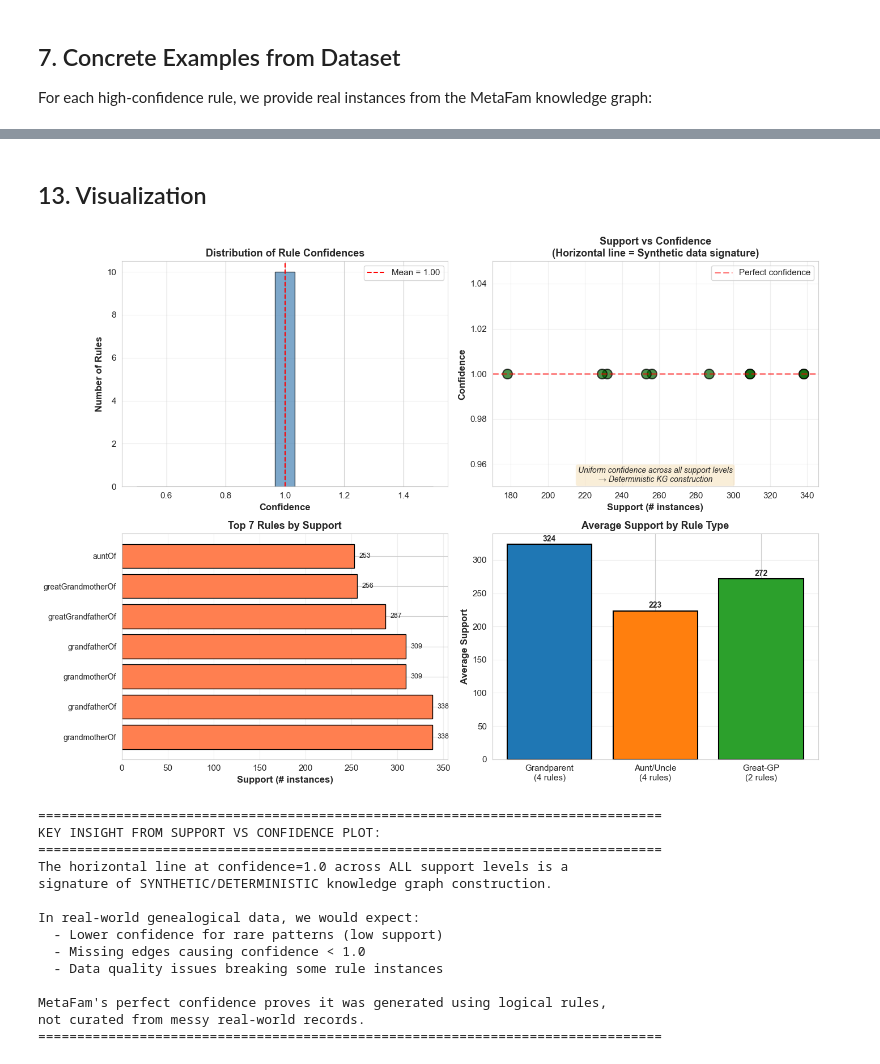
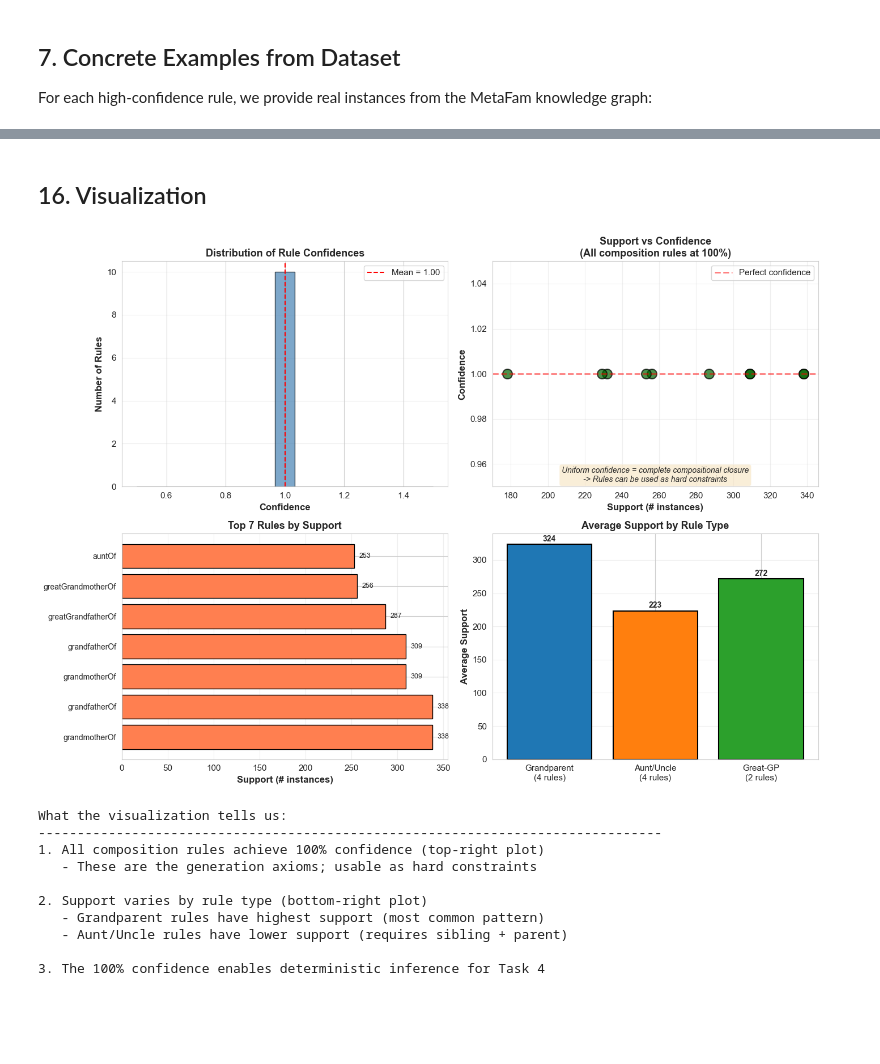
Before and after one commit to dnebhrajani/metafam-knowledge-graph, a Jupyter notebook: task3_rule_mining.ipynb, the cells around one changed output, grey strips where cells are left out. Cells and saved outputs as stored; diff of their text form; code cells hidden in the pictures; blank space fills up the shorter version.

Commit message:
Task 2, 3 Verified

```diff
--- a/task3_rule_mining.ipynb
+++ b/task3_rule_mining.ipynb
@@ -342,7 +295,7 @@ def evaluate_rule(graph, antecedent_pattern, consequent_relation, df_triples):
                                         'head': node,
                                         'intermediate': mid,
                                         'tail': tail,
-                                        'path': f"{rel1} → {rel2}",
+                                        'path': f"{rel1} -> {rel2}",
                                         'result': consequent_relation
                                     })
 
@@ -354,7 +307,7 @@ def evaluate_rule(graph, antecedent_pattern, consequent_relation, df_triples):
     coverage = len(consequent_true) / total_target if total_target > 0 else 0
 
     return {
-        'rule': f"{rel1}(X,Y) ∧ {rel2}(Y,Z) → {consequent_relation}(X,Z)",
+        'rule': f"{rel1}(X,Y) ∧ {rel2}(Y,Z) -> {consequent_relation}(X,Z)",
         'support': support,
         'confidence': confidence,
         'coverage': coverage,
@@ -436,13 +387,10 @@ brotherOf(X,Y) ∧ fatherOf(Y,Z) → uncleOf(X,Z)                       178    1
 For each high-confidence rule, we provide real instances from the MetaFam knowledge graph:
 # %%
 # Display detailed examples for top 5 rules
-print("\n" + "="*80)
-print("DETAILED RULE EXAMPLES")
-print("="*80 + "\n")
+print("Detailed Rule Examples\n")
 
 for idx, rule_result in enumerate(results[:5], 1):
-    print(f"\n{'─'*80}")
-    print(f"RULE #{idx}: {rule_result['rule']}")
+    print(f"\nRule #{idx}: {rule_result['rule']}")
     print(f"{'─'*80}")
     print(f"Support: {rule_result['support']} | Confidence: {rule_result['confidence']:.2%} | Coverage: {rule_result['coverage']:.2%}\n")
 
@@ -450,12 +398,10 @@ for idx, rule_result in enumerate(results[:5], 1):
         print("Concrete Examples:")
         for i, ex in enumerate(rule_result['examples'], 1):
             print(f"\n  Example {i}:")
-            path_parts = ex['path'].split(' → ')
+            path_parts = ex['path'].split(' -> ')
             print(f"    ({ex['head']}, {path_parts[0]}, {ex['intermediate']})")
             print(f"    ({ex['intermediate']}, {path_parts[1]}, {ex['tail']})")
-            print(f"    ⇒ ({ex['head']}, {ex['result']}, {ex['tail']})")
+            print(f"    =>({ex['head']}, {ex['result']}, {ex['tail']})")
     else:
         print("  (No examples available)")
-
-print("\n" + "="*80)
 # %% [output]
@@ -876,5 +1190,5 @@ If `motherOf(X, Y)` exists and Y is female → add `daughterOf(Y, X)`
 # %% [markdown]
-## 13. Visualization
+## 16. Visualization
 # %%
 # Visualization 1: Rule Confidence Distribution
 fig, axes = plt.subplots(2, 2, figsize=(14, 10))
@@ -896,7 +1210,7 @@ axes[0, 1].scatter(supports, confidences, alpha=0.7, s=150, color='darkgreen',
                    edgecolor='black', linewidth=1.5)
 axes[0, 1].set_xlabel('Support (# instances)', fontsize=12, fontweight='bold')
 axes[0, 1].set_ylabel('Confidence', fontsize=12, fontweight='bold')
-axes[0, 1].set_title('Support vs Confidence\n(Horizontal line = Synthetic data signature)',
+axes[0, 1].set_title('Support vs Confidence\n(All composition rules at 100%)',
                      fontsize=13, fontweight='bold')
 axes[0, 1].axhline(1.0, color='red', linestyle='--', linewidth=2, alpha=0.5,
                    label='Perfect confidence')
@@ -906,14 +1220,14 @@ axes[0, 1].grid(alpha=0.3)
 
 # Add annotation
 axes[0, 1].text(0.5, 0.02,
-                'Uniform confidence across all support levels\n→ Deterministic KG construction',
+                'Uniform confidence = complete compositional closure\n-> Rules can be used as hard constraints',
                 transform=axes[0, 1].transAxes,
                 fontsize=10, ha='center', style='italic',
                 bbox=dict(boxstyle='round', facecolor='wheat', alpha=0.5))
 
 # Plot 3: Top rules bar chart
 top_rules = sorted(results, key=lambda x: x['support'], reverse=True)[:7]
-rule_labels = [r['rule'].split('→')[1].strip().split('(')[0] for r in top_rules]
+rule_labels = [r['rule'].split('->')[1].strip().split('(')[0] for r in top_rules]
 rule_supports = [r['support'] for r in top_rules]
 
 bars = axes[1, 0].barh(range(len(rule_labels)), rule_supports, color='coral', edgecolor='black')
@@ -926,58 +1240,50 @@ axes[1, 0].grid(axis='x', alpha=0.3)
 # Add value labels on bars
 for i, (bar, sup) in enumerate(zip(bars, rule_supports)):
     axes[1, 0].text(sup + 5, i, f'{sup}', va='center', fontsize=9)
 
 # Plot 4: Rule type comparison
 rule_types = {
     'Grandparent\n(4 rules)': [r['support'] for r in results if 'grandmother' in r['rule'].lower() or 'grandfather' in r['rule'].lower() and 'great' not in r['rule'].lower()][:4],
     'Aunt/Uncle\n(4 rules)': [r['support'] for r in results if 'aunt' in r['rule'].lower() or 'uncle' in r['rule'].lower()],
     'Great-GP\n(2 rules)': [r['support'] for r in results if 'great' in r['rule'].lower()]
 }
 
 type_names = list(rule_types.keys())
 type_avg_support = [np.mean(rule_types[t]) if rule_types[t] else 0 for t in type_names]
 type_counts = [len(rule_types[t]) for t in type_names]
 
 bars2 = axes[1, 1].bar(type_names, type_avg_support, color=['#1f77b4', '#ff7f0e', '#2ca02c'],
                        edgecolor='black', linewidth=1.5)
 axes[1, 1].set_ylabel('Average Support', fontsize=12, fontweight='bold')
 axes[1, 1].set_title('Average Support by Rule Type', fontsize=13, fontweight='bold')
 axes[1, 1].grid(axis='y', alpha=0.3)
 
 # Add value labels
 for i, (bar, val) in enumerate(zip(bars2, type_avg_support)):
     axes[1, 1].text(i, val + 5, f'{val:.0f}', ha='center', fontsize=10, fontweight='bold')
 
 plt.tight_layout()
 plt.savefig('rule_mining_analysis.png', dpi=300, bbox_inches='tight')
 plt.show()
 
-print("\n" + "="*80)
-print("KEY INSIGHT FROM SUPPORT VS CONFIDENCE PLOT:")
-print("="*80)
-print("The horizontal line at confidence=1.0 across ALL support levels is a")
-print("signature of SYNTHETIC/DETERMINISTIC knowledge graph construction.")
-print("\nIn real-world genealogical data, we would expect:")
-print("  - Lower confidence for rare patterns (low support)")
-print("  - Missing edges causing confidence < 1.0")
-print("  - Data quality issues breaking some rule instances")
-print("\nMetaFam's perfect confidence proves it was generated using logical rules,")
-print("not curated from messy real-world records.")
-print("="*80)
+print("What the visualization tells us:")
+print("-"*80)
+print("1. All composition rules achieve 100% confidence (top-right plot)")
+print("   - These are the generation axioms; usable as hard constraints")
+print("\n2. Support varies by rule type (bottom-right plot)")
+print("   - Grandparent rules have highest support (most common pattern)")
+print("   - Aunt/Uncle rules have lower support (requires sibling + parent)")
+print("\n3. The 100% confidence enables deterministic inference for Task 4")
 # %% [output]
-[figure, old version]
+[figure, new version]
-================================================================================
-KEY INSIGHT FROM SUPPORT VS CONFIDENCE PLOT:
-================================================================================
-The horizontal line at confidence=1.0 across ALL support levels is a
-signature of SYNTHETIC/DETERMINISTIC knowledge graph construction.
+What the visualization tells us:
+--------------------------------------------------------------------------------
+1. All composition rules achieve 100% confidence (top-right plot)
+   - These are the generation axioms; usable as hard constraints
 
-In real-world genealogical data, we would expect:
-  - Lower confidence for rare patterns (low support)
-  - Missing edges causing confidence < 1.0
-  - Data quality issues breaking some rule instances
+2. Support varies by rule type (bottom-right plot)
+   - Grandparent rules have highest support (most common pattern)
+   - Aunt/Uncle rules have lower support (requires sibling + parent)
 
-MetaFam's perfect confidence proves it was generated using logical rules,
-not curated from messy real-world records.
-================================================================================
+3. The 100% confidence enables deterministic inference for Task 4
 # %% [markdown]
```
Also changed, not shown: parts of 27 cells of this notebook, 5 other files.
